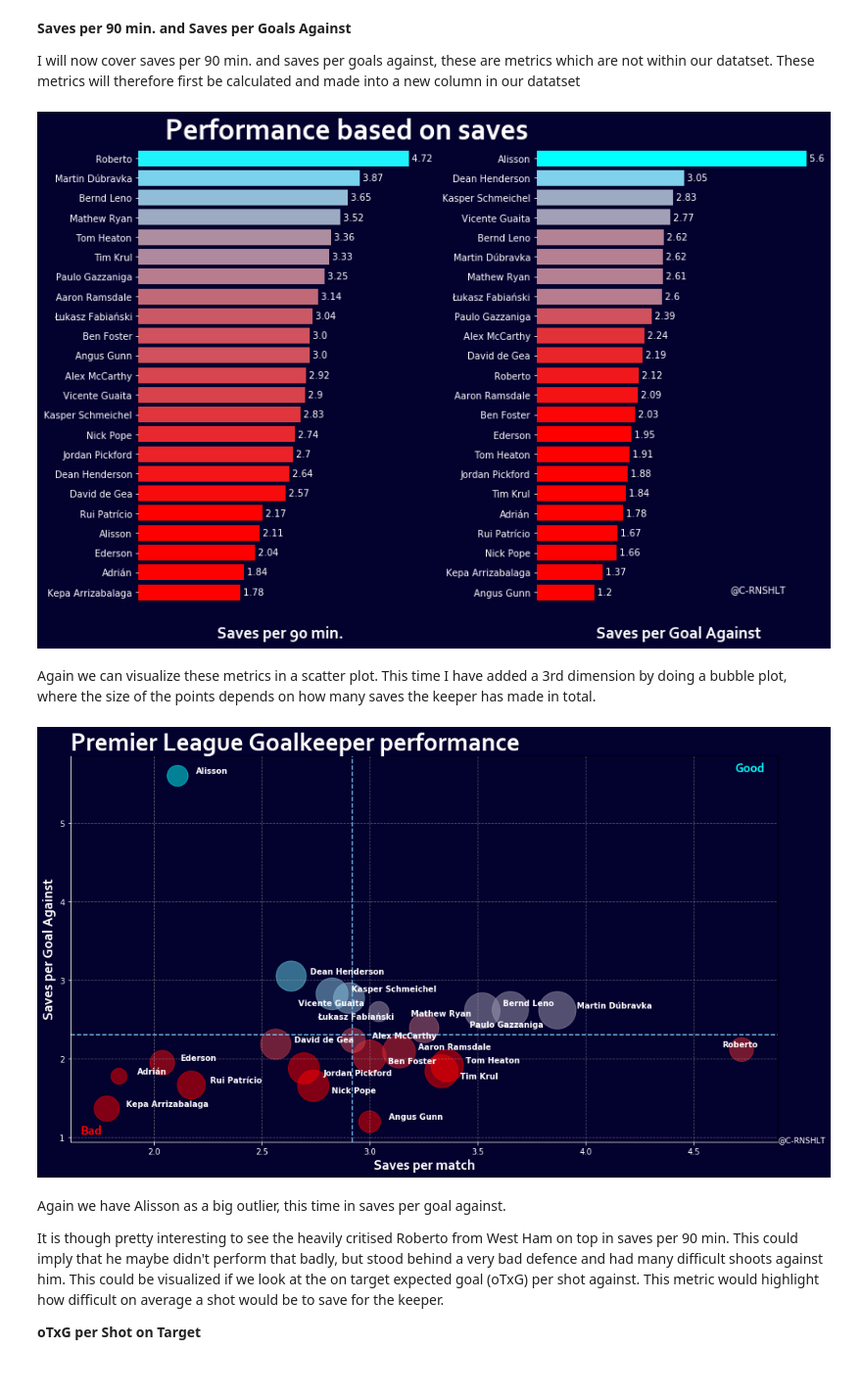
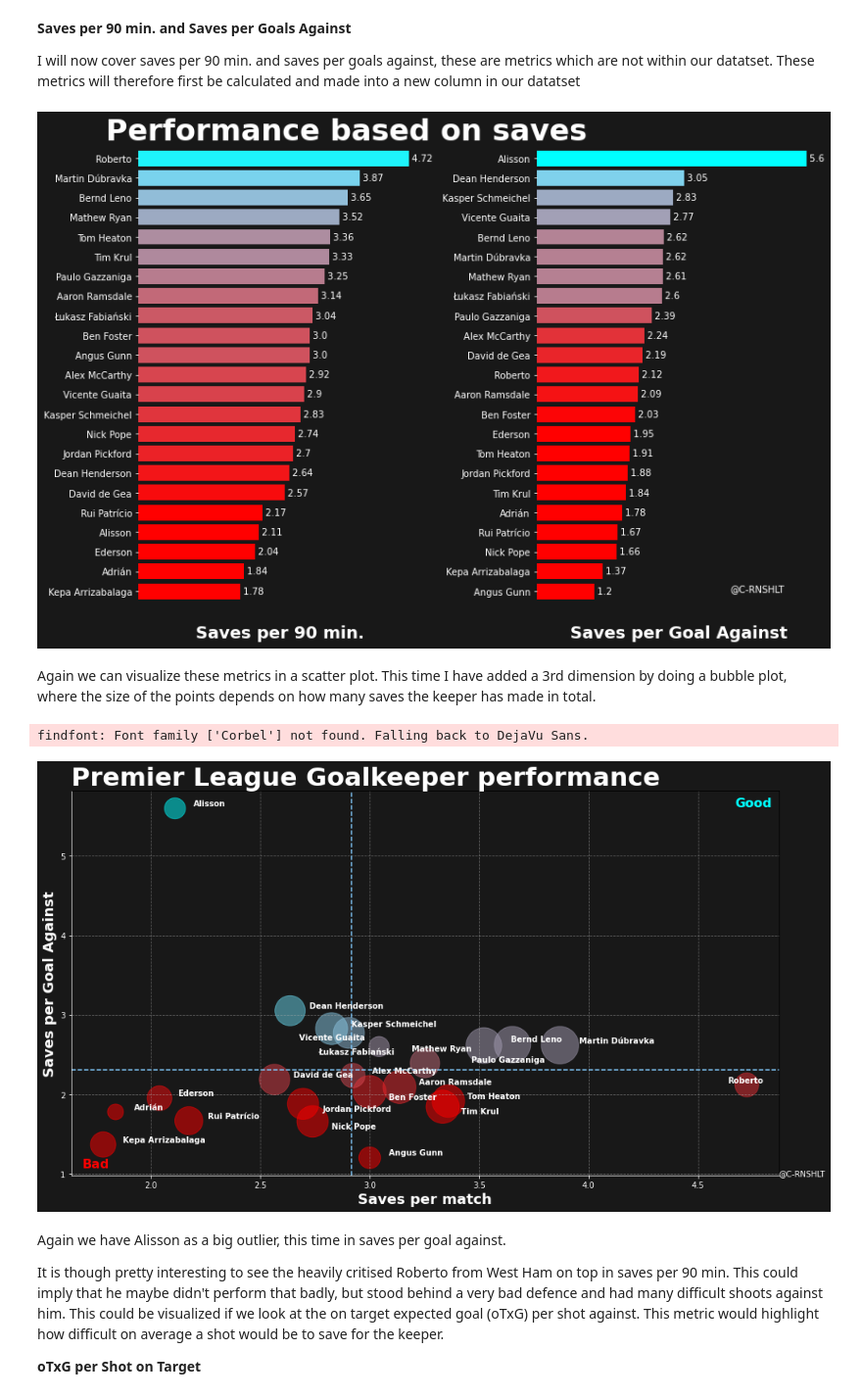
Before and after one commit to C-Roensholt/PremierLeagueGK_19-20, a Jupyter notebook: part1_basicMetrics.ipynb, the cells around one changed output. Shown at 98% size. Drawn from its saved outputs; the diff is of its cells as text; code cells hidden in the pictures.

```diff
--- a/part1_basicMetrics.ipynb
+++ b/part1_basicMetrics.ipynb
@@ -36,10 +17,10 @@ Then we read in our datasets from fbref.com using pandas.
 - The second dataset includes metrics beyond shot stopping like On Target Expected Goals, claims (crosses and actions outside the penalty area) and distribution (goal kicks, passes and throws).
 # %%
 # 1. normal stats including save%, clean sheets and penalty saves
-df_stats = pd.read_csv("c:/Users/Christian/OneDrive/football_analysis/data/epl_gk_stats.csv", index_col="Rk")
+df_stats = pd.read_csv("data/epl_gk_stats.csv", index_col="Rk")
 
 #2. advanced stats including crosses, goal kicks and passes
-df_adv_stats = pd.read_csv("c:/Users/Christian/OneDrive/football_analysis/data/epl_gk_adv_stats.csv", index_col="Rk")
+df_adv_stats = pd.read_csv("data/epl_gk_adv_stats.csv", index_col="Rk")
 # %% [markdown]
 Check if our dataset is loaded in correctly using, looking at the first 5 rows of our datasets:
 # %%
@@ -312,7 +295,7 @@ xmin, xmax = ax2.get_xlim()
 ymin, ymax = ax2.get_ylim()
 
 #set background color
-fig.set_facecolor("#03012d")
+fig.set_facecolor("#181818")
 
 #plot 1st subplot
 ax1.barh(x1, y1,
@@ -350,9 +333,9 @@ ax2.text(xmax+3, ymin, "@C-RNSHLT", color="white")
 
 plt.tight_layout()
 
-plt.savefig("output/EPL_(Sv90_SvGA)_barh.png", dpi=300, facecolor="#03012d");
+plt.savefig("output/EPL_(Sv90_SvGA)_barh.png", dpi=300, facecolor="#181818");
 # %% [output]
-[figure, old version]
+[figure, new version]
 # %% [markdown]
 Again we can visualize these metrics in a scatter plot. This time I have added a 3rd dimension by doing a bubble plot, where the size of the points depends on how many saves the keeper has made in total.
 # %%
@@ -373,8 +356,8 @@ plt.scatter(x, y, s=z,
             color=rvb(y/N), alpha=0.5)
 
 #set background color
-fig.set_facecolor("#03012d")
-ax.set_facecolor("#03012d")
+fig.set_facecolor("#181818")
+ax.set_facecolor("#181818")
 
 #add mean lines and grid
 ax.axvline(x.mean(), linestyle='--', color="#82cafc")
@@ -395,35 +378,36 @@ xmin, xmax = ax.get_xlim()
 
 #shading
 saves_match = np.linspace(x.min(), x.max(), 1000)
 saves_GA = np.linspace(y.min(), y.max(), 1000)
 
 #add text/grid inside plot
 #bottom left
 ax.text(xmin+0.05, ymin+0.1,
         "Bad", fontsize=16, fontname="Corbel", fontweight="bold", color="red")
 #top right
 ax.text(xmax-0.2, ymax-0.2,
         "Good", fontsize=16, fontname="Corbel", fontweight="bold", color="cyan")
 
 #change colour of axis and ticks
 ax.tick_params(axis="both", colors="white")
 ax.spines["bottom"].set_color("white")
 ax.spines["left"].set_color("white")
 
 #Create labels for each GK
 text = [ax.annotate(txt, xy = (x.iloc[i]+0.08, y.iloc[i]), color="white", fontweight="semibold")
         for i, txt in enumerate(names)]
                 #txt is the text added, xy is coordinates of location
 
 adjust_text(text)
 
 #add signature
 ax.text(xmax, ymin, "@C-RNSHLT", color="white")
 
 plt.tight_layout()
-plt.savefig("output/EPL_(Sv90_SvGA)_bubble.png", dpi=300, facecolor="#03012d")
+plt.savefig("output/EPL_(Sv90_SvGA)_bubble.png", dpi=300, facecolor="#181818")
 # %% [output]
+findfont: Font family ['Corbel'] not found. Falling back to DejaVu Sans.
-[figure, old version]
+[figure, new version]
 # %% [markdown]
 Again we have Alisson as a big outlier, this time in saves per goal against.
 
```
Also changed, not shown: parts of 6 cells of this notebook, 7 other files.
